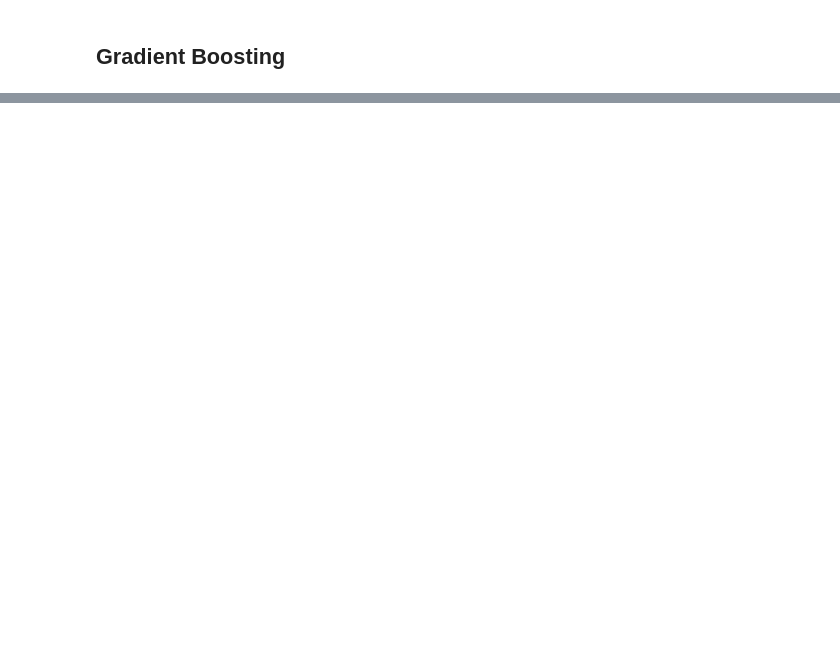
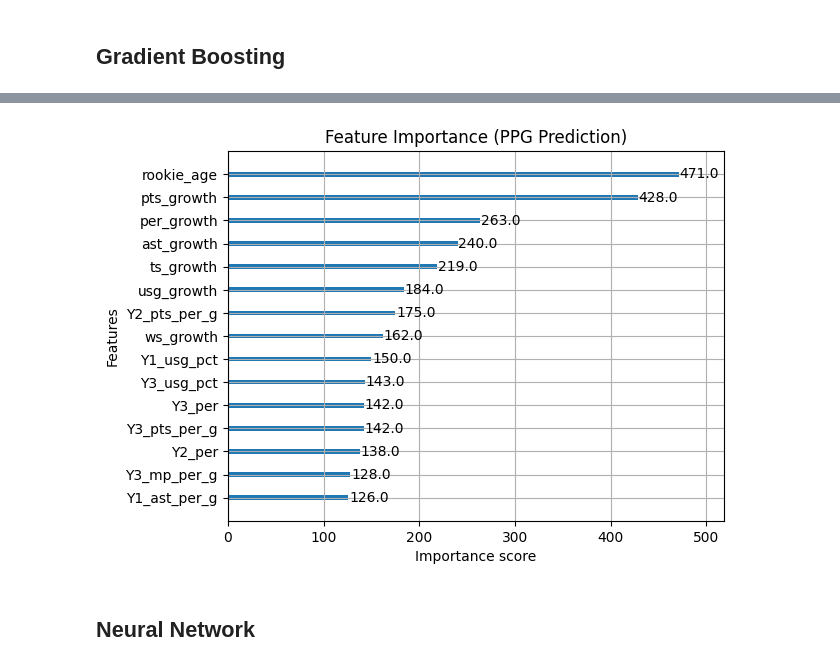
Before and after one commit to IvanLeong03/NBA-career-trajectory, a Jupyter notebook: models.ipynb, the cells around one changed output, grey strips where cells are left out. Drawn from its saved outputs; the diff is of its cells as text; code cells hidden in the pictures; blank space fills up the shorter version.

Commit message:
added random forest and MLP regressor to models.ipynb

```diff
--- a/models.ipynb
+++ b/models.ipynb
@@ -58,8 +58,8 @@ df_model = df[input_cols + target_cols + ["name"]].dropna()
 
 X = df_model[input_cols]
 y = df_model[target_cols]
-names = df_model["name"]
+names = df_model["name"].values
 
 X_train, X_test, y_train, y_test, names_train, names_test = train_test_split(
-    X, y, names, test_size=0.2
+    X, y, names, test_size=0.2, random_state=42, shuffle=True
 )
@@ -65,0 +68,10 @@ X_train, X_test, y_train, y_test, names_train, names_test = train_test_split(
+# %%
+from sklearn.ensemble import RandomForestRegressor
+from sklearn.multioutput import MultiOutputRegressor
+
+base_model = RandomForestRegressor(
+    n_estimators=150,
+    max_depth=10,
+    random_state=42,
+    n_jobs=-1
+)
@@ -75,7 +173,6 @@ base_model = XGBRegressor(
     learning_rate=0.1,
     max_depth=6,
     objective="reg:squarederror",
-    random_state=42
+    random_state=42,
+    n_jobs=-1,
 )
-model = MultiOutputRegressor(base_model)
-model.fit(X_train, y_train)
@@ -164,0 +284,11 @@ Larry Nance Jr.        8.11          10.47        2.23           1.62        6.0
+# %%
+from xgboost import plot_importance
+import matplotlib.pyplot as plt
+
+plot_importance(model.estimators_[0], max_num_features=15)
+plt.title("Feature Importance (PPG Prediction)")
+plt.show()
+# %% [output]
+[figure, added]
+# %% [markdown]
+## Neural Network ##
```
Also changed, not shown: parts of 15 cells of this notebook, 4 other files.
